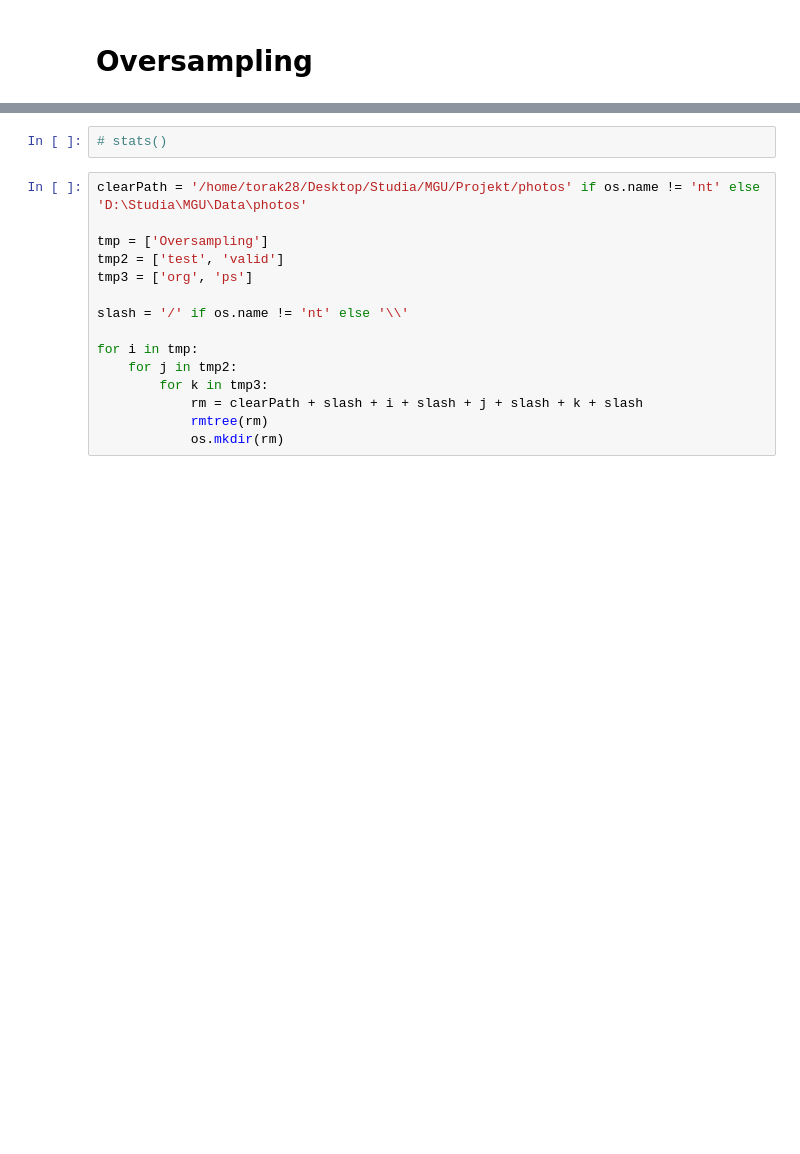
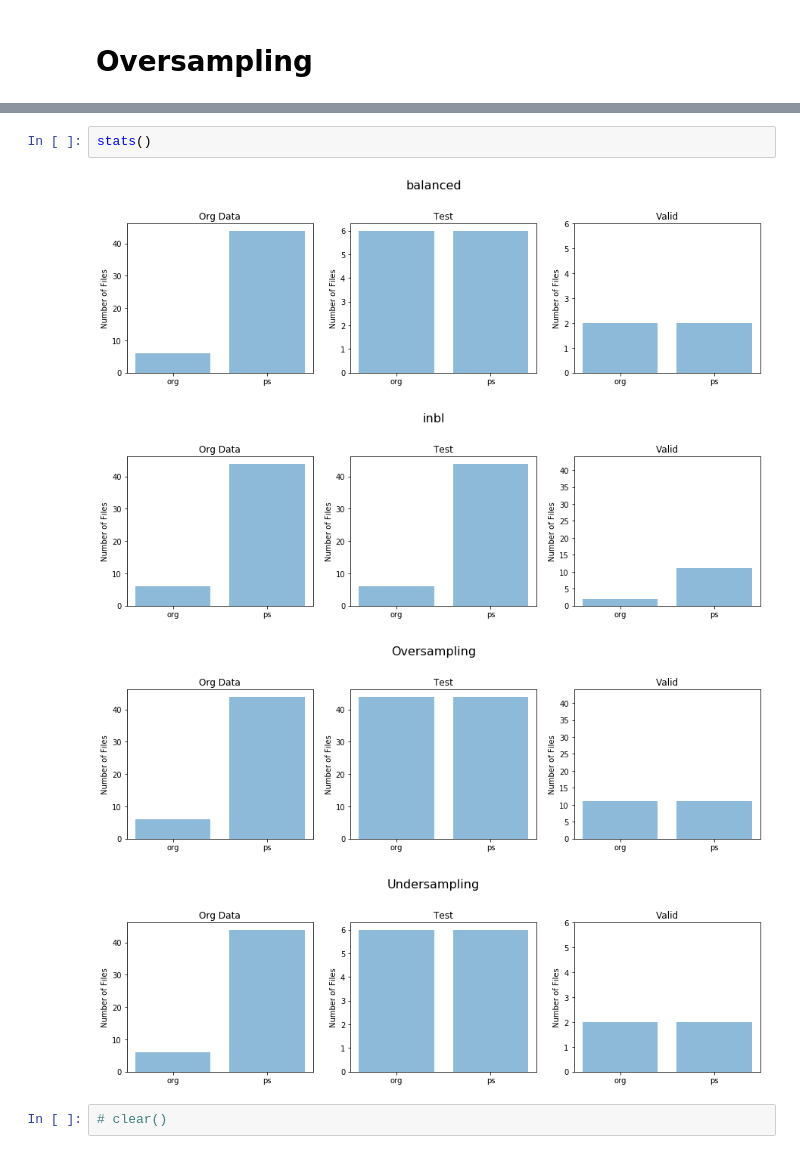
Before and after one commit to Torak28/Image-manipulation-detection, a Jupyter notebook: Experiment 2.ipynb, the cells around one changed output, grey strips where cells are left out. Saved outputs shown, nothing was run; the diff lists cells and outputs as text; blank space fills up the shorter version.

```diff
--- a/Experiment 2.ipynb
+++ b/Experiment 2.ipynb
@@ -262,17 +268,9 @@ KeyboardInterrupt:
+# %%
+stats()
+# %% [output]
+[figure, added]
+[figure, added]
+[figure, added]
+[figure, added]
 # %%
-# stats()
+# clear()
-# %%
-clearPath = '/home/torak28/Desktop/Studia/MGU/Projekt/photos' if os.name != 'nt' else 'D:\Studia\MGU\Data\photos'
-
-tmp = ['Oversampling']
-tmp2 = ['test', 'valid']
-tmp3 = ['org', 'ps']
-
-slash = '/' if os.name != 'nt' else '\\'
-
-for i in tmp:
-    for j in tmp2:
-        for k in tmp3:
-            rm = clearPath + slash + i + slash + j + slash + k + slash
-            rmtree(rm)
-            os.mkdir(rm)
```
Also changed, not shown: parts of 5 cells of this notebook.
